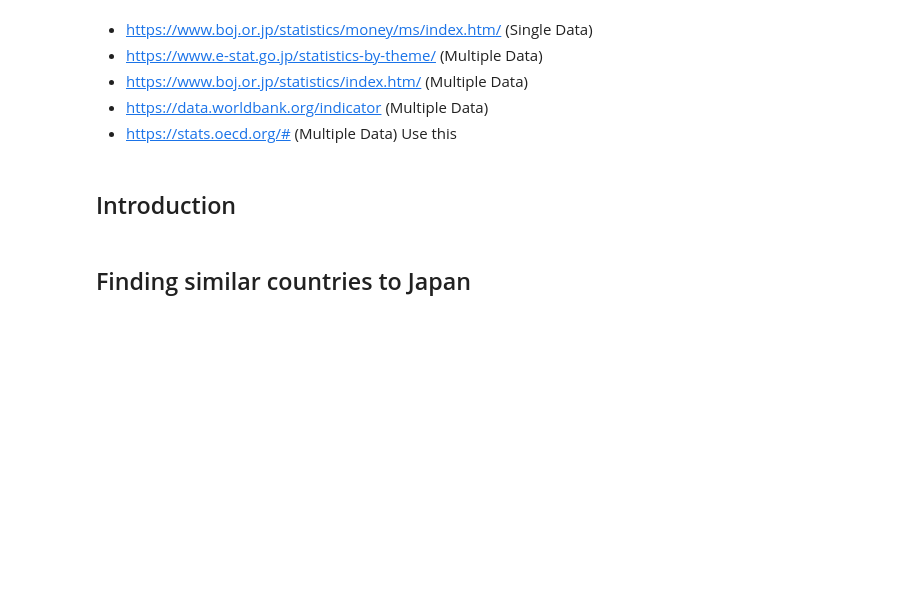
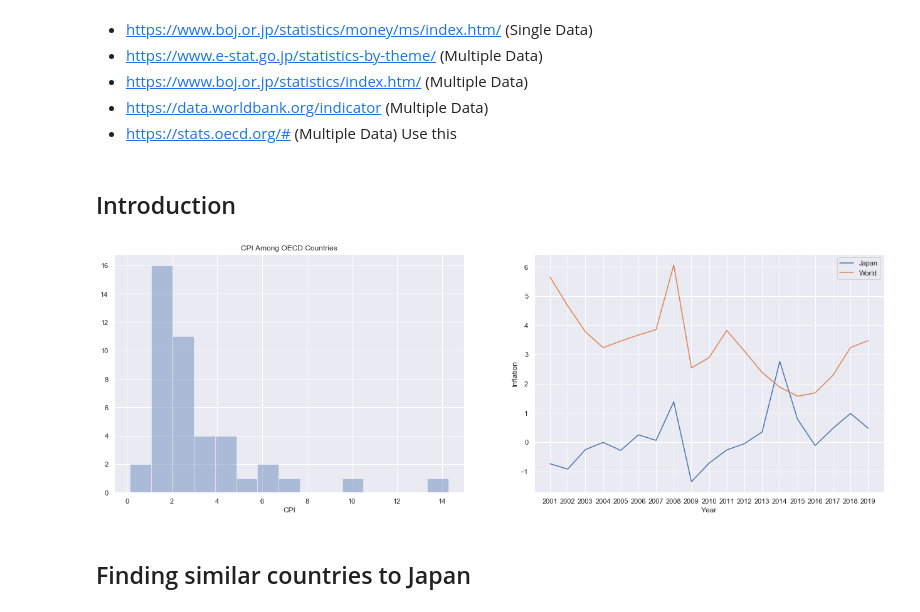
Before and after one commit to tt0507/Mini-Project, a Jupyter notebook: japan_deflation/deflation_analysis.ipynb, the cells around one changed output. Cells and saved outputs as stored; diff of their text form; code cells hidden in the pictures; blank space fills up the shorter version.

Commit message:
added visualization, created relevant datasets

```diff
--- a/japan_deflation/deflation_analysis.ipynb
+++ b/japan_deflation/deflation_analysis.ipynb
@@ -12,5 +12,11 @@ import pandas as pd
 import numpy as np
 import seaborn as sns
 import matplotlib.pyplot as plt
+
+# visualization
 from sklearn.decomposition import PCA
-from sklearn.metrics.pairwise import cosine_similarity
+from sklearn.pipeline import Pipeline
+from sklearn.impute import SimpleImputer
+from sklearn.preprocessing import StandardScaler
+
+sns.set(color_codes=True)
@@ -17,5 +50,36 @@ from sklearn.metrics.pairwise import cosine_similarity
 # %% [markdown]
 ## Introduction
+# %%
+cpi_history = pd.read_csv('data/cpi.csv')
+oecd_cpi = cpi_index['CPI: 01-12 - All items']
+# %%
+cpi_history = cpi_history.loc[cpi_history['Subject'] == 'CPI: 01-12 - All items'][['Country', 'Time', 'Value']]
+cpi_japan = cpi_history.loc[cpi_history['Country'] == 'Japan']
+cpi_world = cpi_history.loc[cpi_history['Country'] != 'Japan']
+# %%
+time_series = cpi_world['Time'].unique()
+avg_cpi = []
+
+for time in time_series:
+    avg_cpi.append(cpi_world.loc[cpi_world['Time'] == time]['Value'].mean())
+# %%
+plt.figure(figsize = (22, 7))
+
+plt.subplot(1, 2, 1)
+sns.distplot(oecd_cpi.values, kde=False)
+plt.xlabel('CPI')
+plt.title('CPI Among OECD Countries')
+
+plt.subplot(1, 2, 2)
+plt.plot(cpi_japan['Time'], cpi_japan['Value'], label="Japan")
+plt.plot(cpi_japan['Time'], avg_cpi, label="World")
+plt.xticks(range(2001, 2020, 1))
+plt.xlabel('Year')
+plt.ylabel('Inflation')
+plt.legend()
+plt.show()
+# %% [output]
+[figure, added]
 # %% [markdown]
 ## Finding similar countries to Japan
 # %% [markdown]
```
Also changed, not shown: parts of 14 cells of this notebook.
